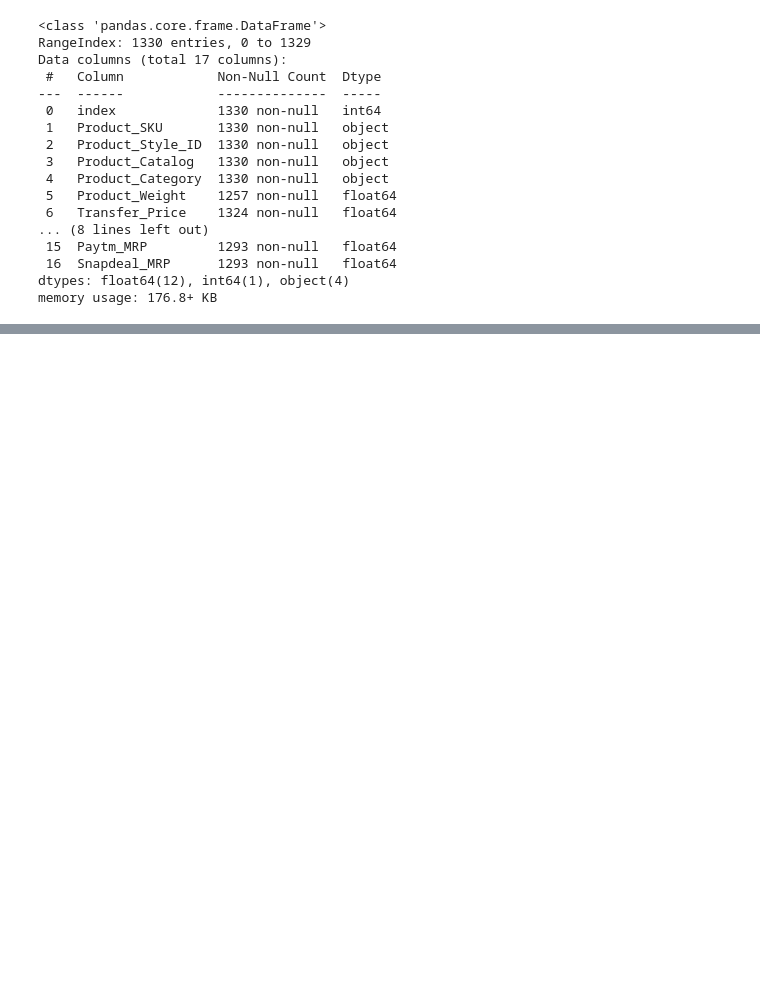
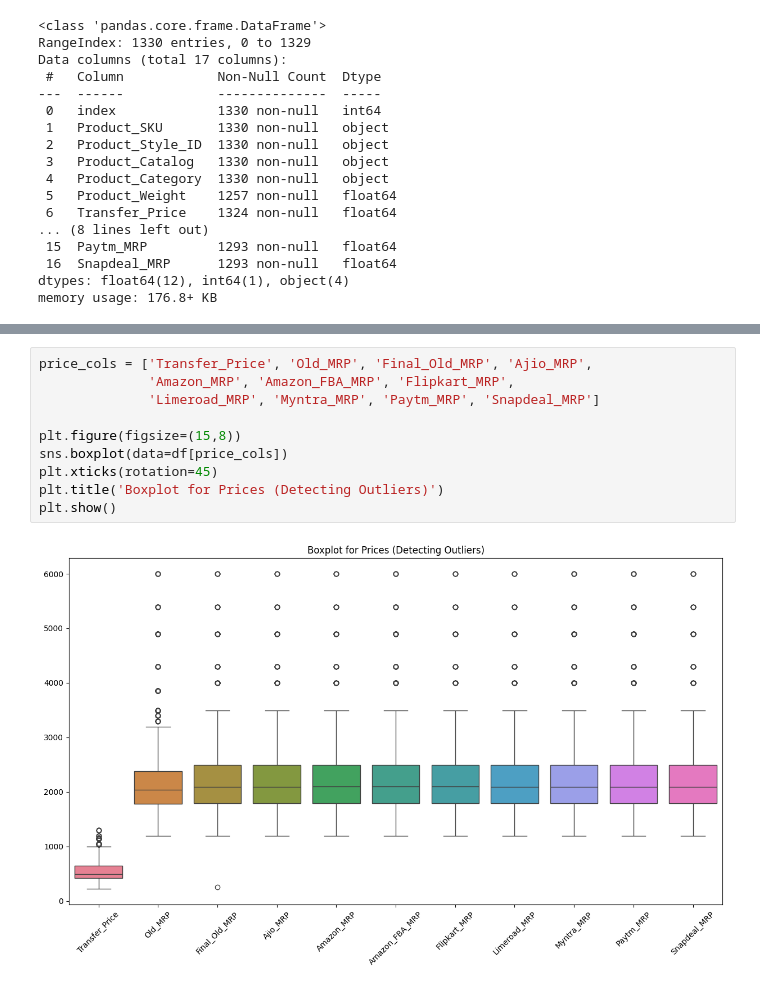
Before and after one commit to GlennVarshan/Dataviz, a Jupyter notebook: Dataviz.ipynb, the cells around one changed output, grey strips where cells are left out. Drawn from its saved outputs; the diff is of its cells as text; blank space fills up the shorter version.

```diff
--- a/Dataviz.ipynb
+++ b/Dataviz.ipynb
@@ -508,0 +594,12 @@ memory usage: 176.8+ KB
+# %%
+price_cols = ['Transfer_Price', 'Old_MRP', 'Final_Old_MRP', 'Ajio_MRP',
+              'Amazon_MRP', 'Amazon_FBA_MRP', 'Flipkart_MRP',
+              'Limeroad_MRP', 'Myntra_MRP', 'Paytm_MRP', 'Snapdeal_MRP']
+
+plt.figure(figsize=(15,8))
+sns.boxplot(data=df[price_cols])
+plt.xticks(rotation=45)
+plt.title('Boxplot for Prices (Detecting Outliers)')
+plt.show()
+# %% [output]
+[figure, added]
```
Also changed, not shown: parts of 24 cells of this notebook.
